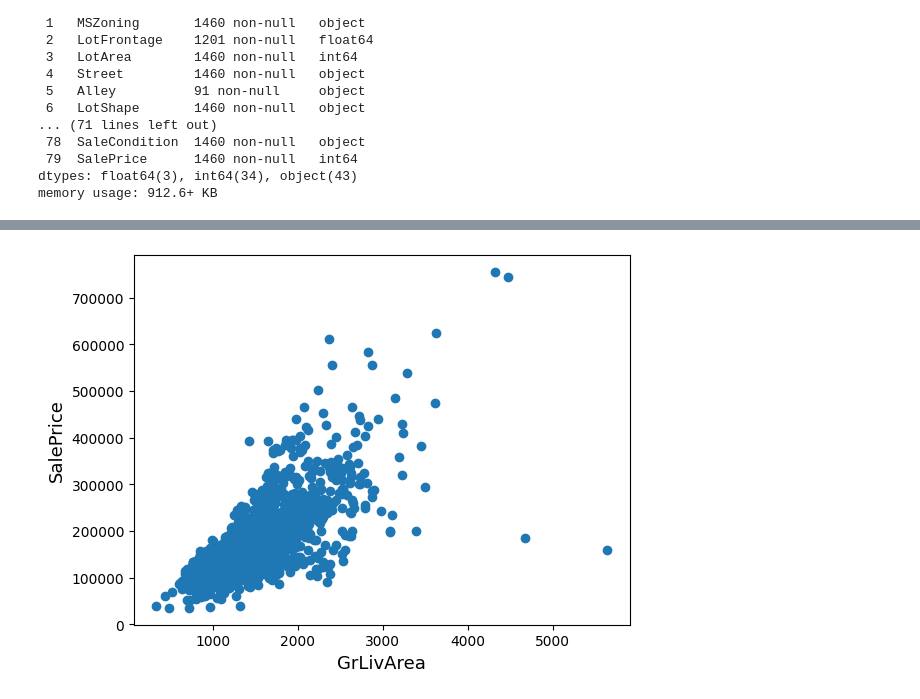
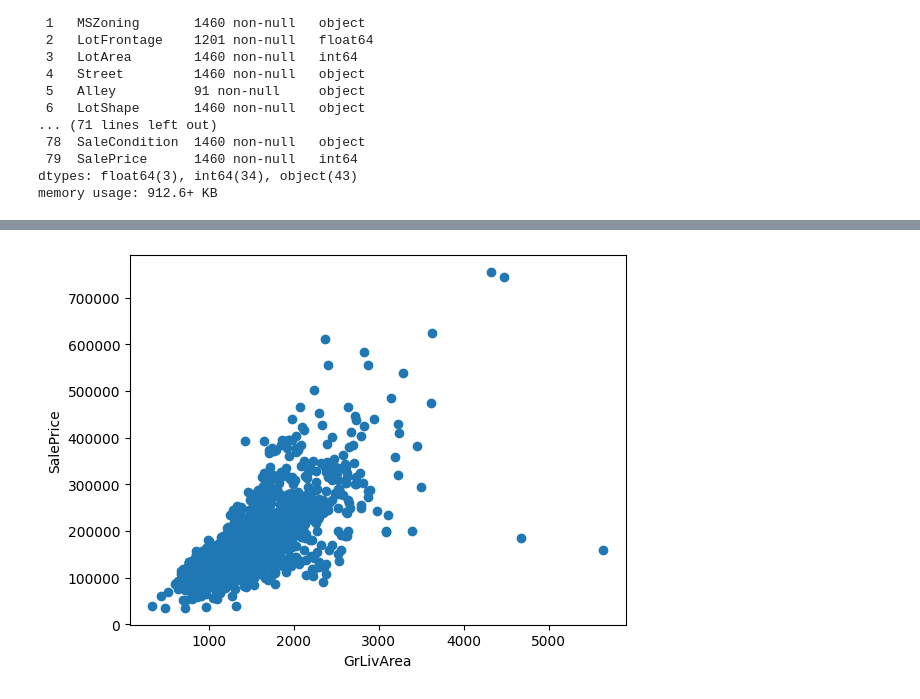
Before and after one commit to Higor-alv/DataAnalysis_C3, a Jupyter notebook: main.ipynb, the cells around one changed output, grey strips where cells are left out. Saved outputs shown, nothing was run; the diff lists cells and outputs as text; code cells hidden in the pictures.

```diff
--- a/main.ipynb
+++ b/main.ipynb
@@ -67,12 +73,12 @@ memory usage: 912.6+ KB
 # %%
 fig, ax = plt.subplots()
 ax.scatter(x = dataset_train['GrLivArea'], y = dataset_train['SalePrice'])
-plt.ylabel('SalePrice', fontsize=13)
-plt.xlabel('GrLivArea', fontsize=13)
+plt.ylabel('SalePrice', fontsize=10)
+plt.xlabel('GrLivArea', fontsize=10)
 plt.show()
 
+#GrLivArea = Pés quadrados no nível do solo
 #Vemos no canto inferior direito dois com GrLivArea extremamente grandes e com preço baixo.
-#Esses valores são enormes. Portanto, serão excluídos.
 # %% [output]
-[figure, old version]
+[figure, new version]
 # %%
```
Also changed, not shown: parts of 7 cells of this notebook, 1 other file.
